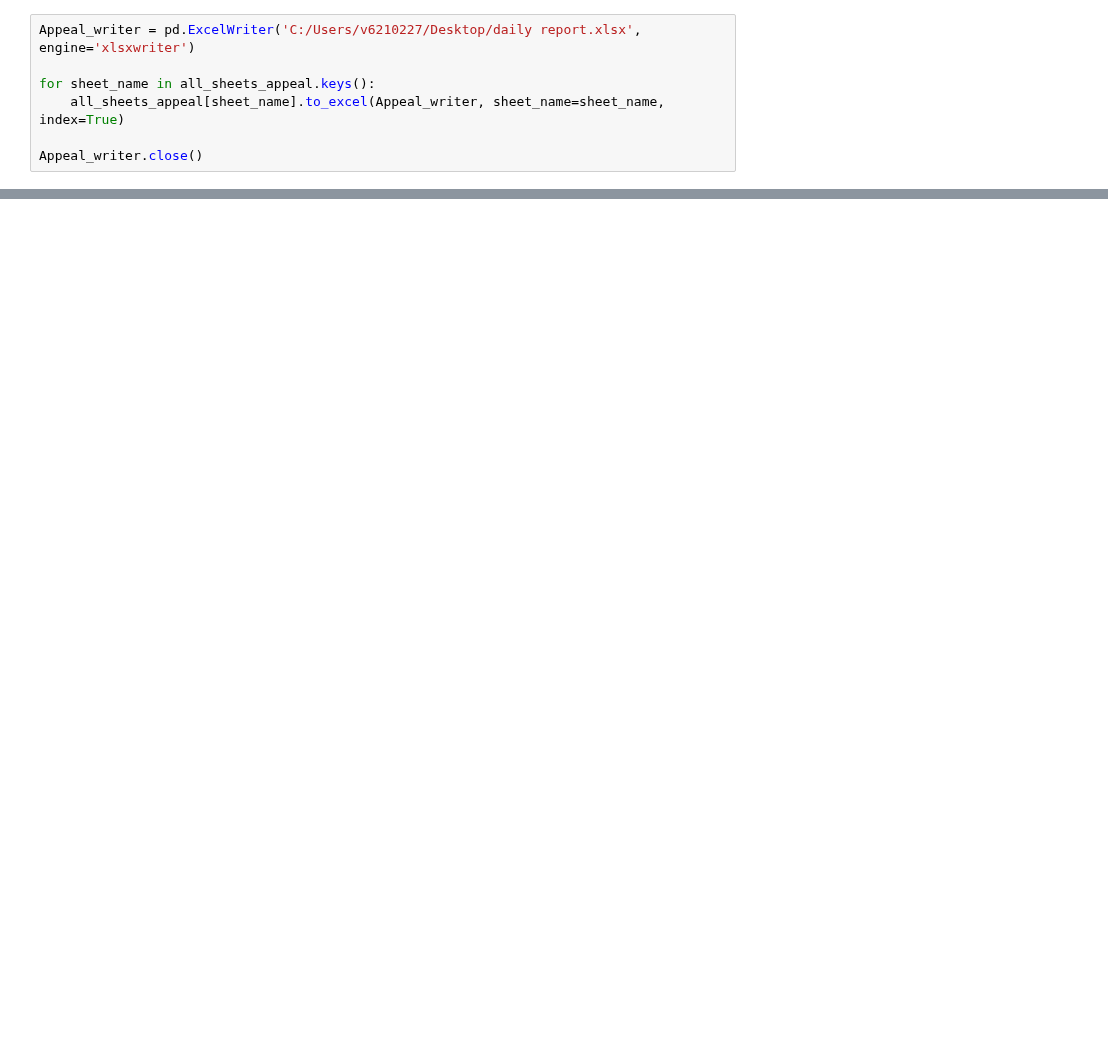
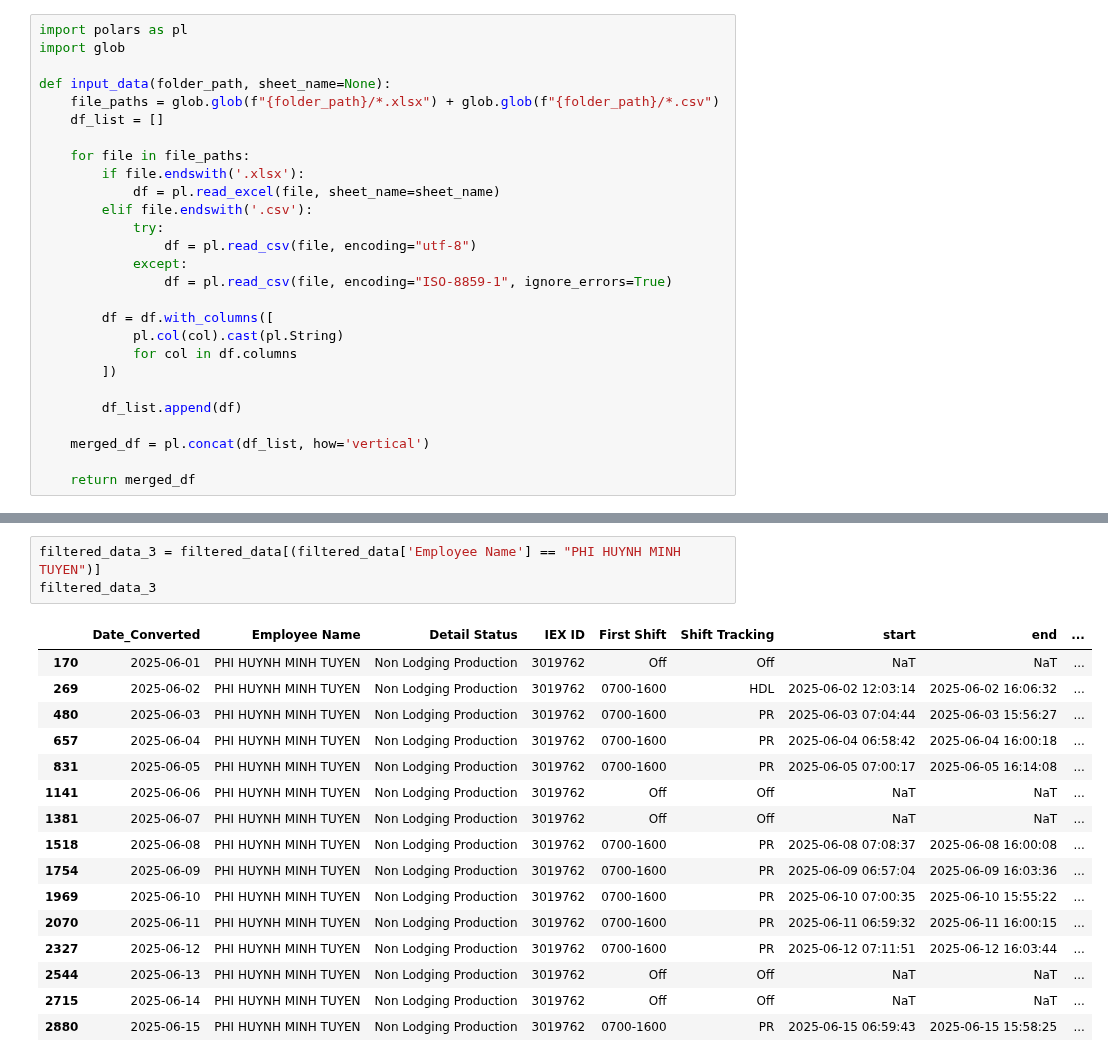
Before and after one commit to NguyenHuuChinh1998/CODE, a Jupyter notebook: Dashboard.ipynb, the cells around one changed output, grey strips where cells are left out. Drawn from its saved outputs; the diff is of its cells as text; blank space fills up the shorter version.

```diff
--- a/Dashboard.ipynb
+++ b/Dashboard.ipynb
@@ -328,7 +129,27 @@ all_sheets_appeal = {'Diff_case_Regular': Diff_case_regular,
-# %%
-Appeal_writer = pd.ExcelWriter('C:/Users/v6210227/Desktop/daily report.xlsx', engine='xlsxwriter')
-
-for sheet_name in all_sheets_appeal.keys():
-    all_sheets_appeal[sheet_name].to_excel(Appeal_writer, sheet_name=sheet_name, index=True)
-
-Appeal_writer.close()
+# %%
+import polars as pl
+import glob
+
+def input_data(folder_path, sheet_name=None):
+    file_paths = glob.glob(f"{folder_path}/*.xlsx") + glob.glob(f"{folder_path}/*.csv")
+    df_list = []
+
+    for file in file_paths:
+        if file.endswith('.xlsx'):
+            df = pl.read_excel(file, sheet_name=sheet_name)
+        elif file.endswith('.csv'):
+            try:
+                df = pl.read_csv(file, encoding="utf-8")
+            except:
+                df = pl.read_csv(file, encoding="ISO-8859-1", ignore_errors=True)
+
+        df = df.with_columns([
+            pl.col(col).cast(pl.String)
+            for col in df.columns
+        ])
+
+        df_list.append(df)
+
+    merged_df = pl.concat(df_list, how='vertical')
+
+    return merged_df
@@ -334,0 +217,20 @@ Appeal_writer.close()
+# %%
+filtered_data_3 = filtered_data[(filtered_data['Employee Name'] == "PHI HUYNH MINH TUYEN")]
+filtered_data_3
+# %% [output]
+|  | Date_Converted | Employee Name | Detail Status | IEX ID | First Shift | Shift Tracking | start | end | ... |
+| 170 | 2025-06-01 | PHI HUYNH MINH TUYEN | Non Lodging Production | 3019762 | Off | Off | NaT | NaT | ... |
+| 269 | 2025-06-02 | PHI HUYNH MINH TUYEN | Non Lodging Production | 3019762 | 0700-1600 | HDL | 2025-06-02 12:03:14 | 2025-06-02 16:06:32 | ... |
+| 480 | 2025-06-03 | PHI HUYNH MINH TUYEN | Non Lodging Production | 3019762 | 0700-1600 | PR | 2025-06-03 07:04:44 | 2025-06-03 15:56:27 | ... |
+| 657 | 2025-06-04 | PHI HUYNH MINH TUYEN | Non Lodging Production | 3019762 | 0700-1600 | PR | 2025-06-04 06:58:42 | 2025-06-04 16:00:18 | ... |
+| 831 | 2025-06-05 | PHI HUYNH MINH TUYEN | Non Lodging Production | 3019762 | 0700-1600 | PR | 2025-06-05 07:00:17 | 2025-06-05 16:14:08 | ... |
+| 1141 | 2025-06-06 | PHI HUYNH MINH TUYEN | Non Lodging Production | 3019762 | Off | Off | NaT | NaT | ... |
+| 1381 | 2025-06-07 | PHI HUYNH MINH TUYEN | Non Lodging Production | 3019762 | Off | Off | NaT | NaT | ... |
+| 1518 | 2025-06-08 | PHI HUYNH MINH TUYEN | Non Lodging Production | 3019762 | 0700-1600 | PR | 2025-06-08 07:08:37 | 2025-06-08 16:00:08 | ... |
+| 1754 | 2025-06-09 | PHI HUYNH MINH TUYEN | Non Lodging Production | 3019762 | 0700-1600 | PR | 2025-06-09 06:57:04 | 2025-06-09 16:03:36 | ... |
+| 1969 | 2025-06-10 | PHI HUYNH MINH TUYEN | Non Lodging Production | 3019762 | 0700-1600 | PR | 2025-06-10 07:00:35 | 2025-06-10 15:55:22 | ... |
+| 2070 | 2025-06-11 | PHI HUYNH MINH TUYEN | Non Lodging Production | 3019762 | 0700-1600 | PR | 2025-06-11 06:59:32 | 2025-06-11 16:00:15 | ... |
+| 2327 | 2025-06-12 | PHI HUYNH MINH TUYEN | Non Lodging Production | 3019762 | 0700-1600 | PR | 2025-06-12 07:11:51 | 2025-06-12 16:03:44 | ... |
+| 2544 | 2025-06-13 | PHI HUYNH MINH TUYEN | Non Lodging Production | 3019762 | Off | Off | NaT | NaT | ... |
+| 2715 | 2025-06-14 | PHI HUYNH MINH TUYEN | Non Lodging Production | 3019762 | Off | Off | NaT | NaT | ... |
+| 2880 | 2025-06-15 | PHI HUYNH MINH TUYEN | Non Lodging Production | 3019762 | 0700-1600 | PR | 2025-06-15 06:59:43 | 2025-06-15 15:58:25 | ... |
```
Also changed, not shown: parts of 20 cells of this notebook, 15 other files.
